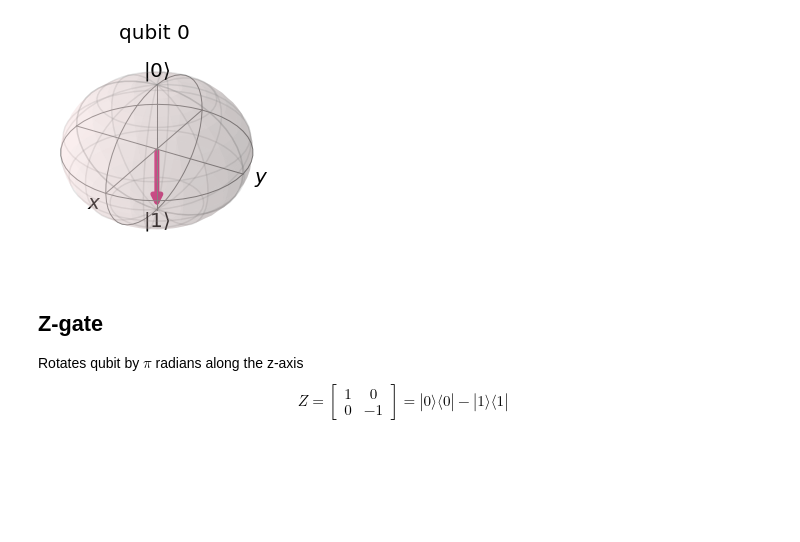
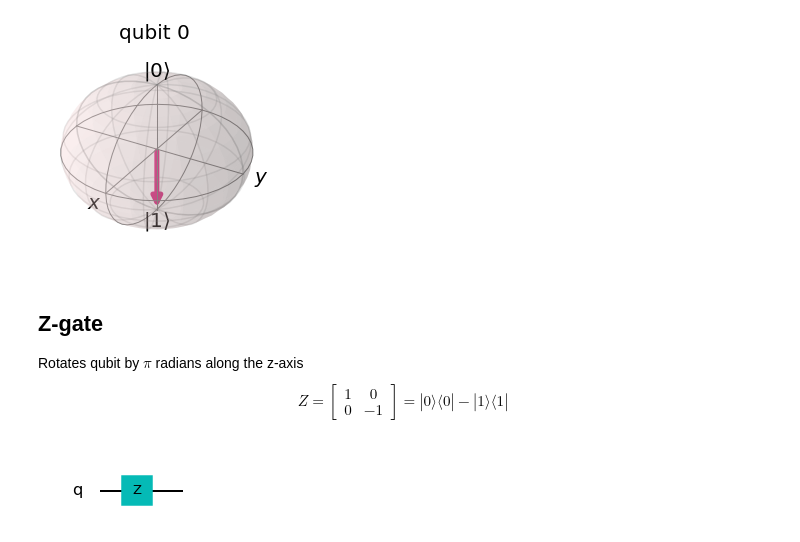
Before and after one commit to vabarbosa/vb_qiskit-quantumcomputing, a Jupyter notebook: SingleQubitStates.ipynb, the cells around one changed output. Cells and saved outputs as stored; diff of their text form; code cells hidden in the pictures; blank space fills up the shorter version.

```diff
--- a/SingleQubitStates.ipynb
+++ b/SingleQubitStates.ipynb
@@ -40,3 +40,9 @@ plot_bloch_multivector(out)
 ## Z-gate
 Rotates qubit by $\pi$ radians along the z-axis
 $$ Z = \begin{bmatrix} 1 & 0 \\ 0 & -1 \end{bmatrix} = |0\rangle\langle0| - |1\rangle\langle1| $$
+# %%
+qc = QuantumCircuit(1)
+qc.z(0)
+qc.draw('mpl')
+# %% [output]
+[figure, added]
```
Also changed, not shown: parts of 4 cells of this notebook.
